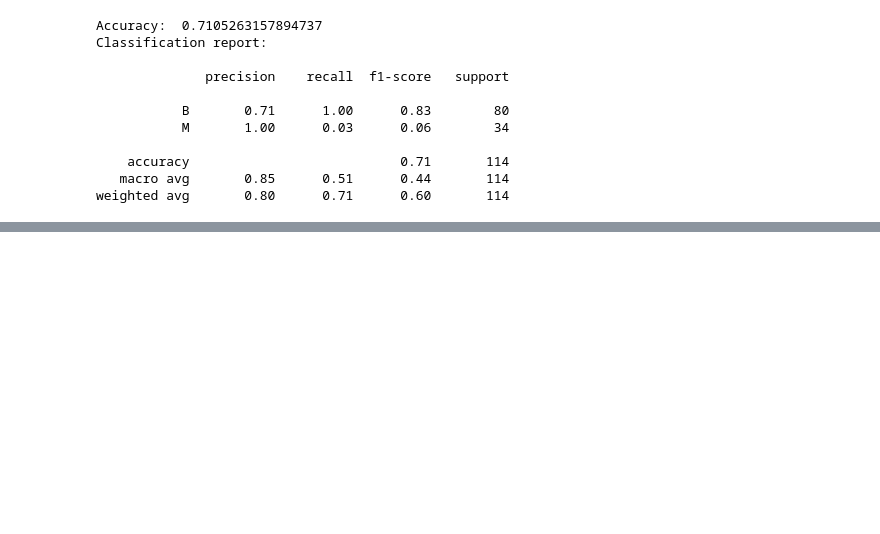
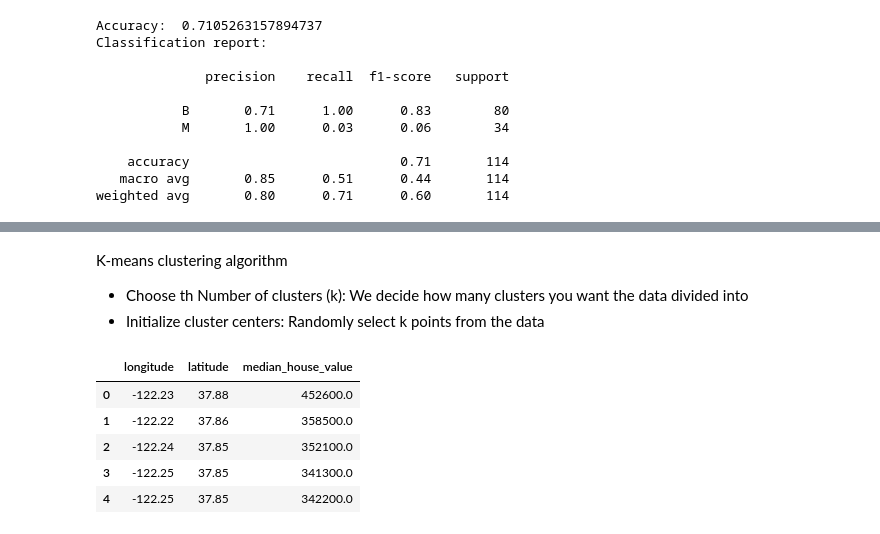
Before and after one commit to UjjwalKarkeyy/Python_Programming, a Jupyter notebook: Week-6_python.ipynb, the cells around one changed output, grey strips where cells are left out. Cells and saved outputs as stored; diff of their text form; code cells hidden in the pictures; blank space fills up the shorter version.

```diff
--- a/Week-6_python.ipynb
+++ b/Week-6_python.ipynb
@@ -158,0 +164,18 @@ weighted avg       0.80      0.71      0.60       114
+# %% [markdown]
+K-means clustering algorithm
+
+- Choose th Number of clusters (k): We decide how many clusters you want the data divided into
+- Initialize cluster centers: Randomly select k points from the data
+# %%
+import pandas as pd
+
+home_data = pd.read_csv('Data/housing.csv', usecols=['longitude','latitude','median_house_value'])
+
+home_data.head()
+# %% [output]
+|  | longitude | latitude | median_house_value |
+| 0 | -122.23 | 37.88 | 452600.0 |
+| 1 | -122.22 | 37.86 | 358500.0 |
+| 2 | -122.24 | 37.85 | 352100.0 |
+| 3 | -122.25 | 37.85 | 341300.0 |
+| 4 | -122.25 | 37.85 | 342200.0 |
```
Also changed, not shown: parts of 11 cells of this notebook, 2 other files.
